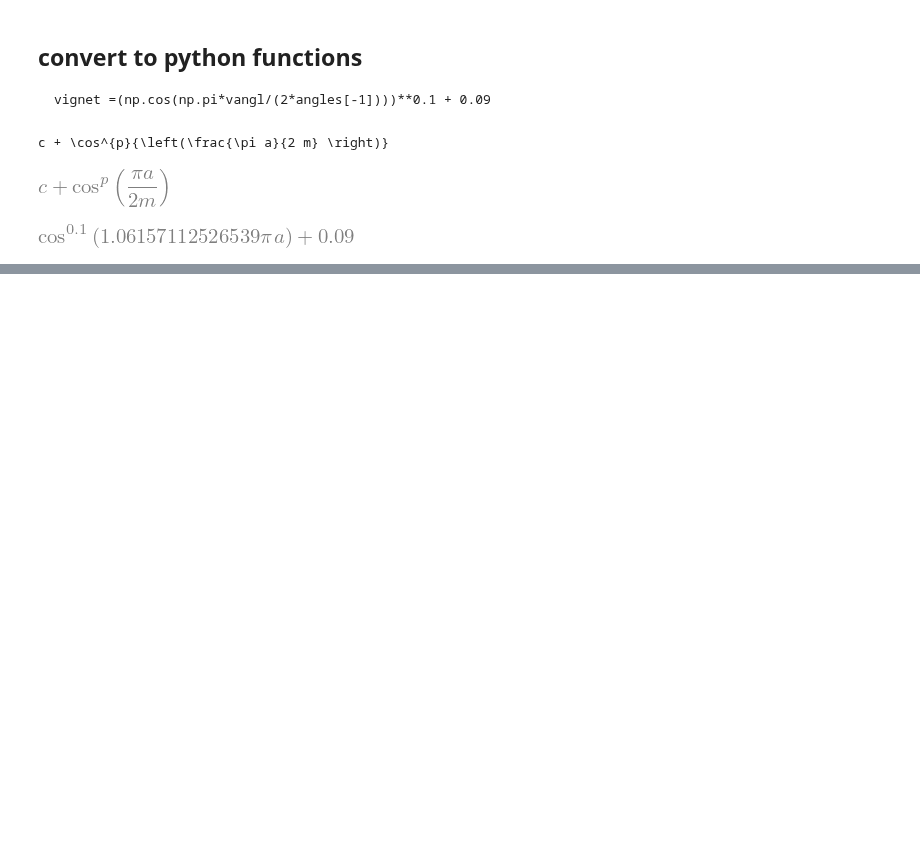
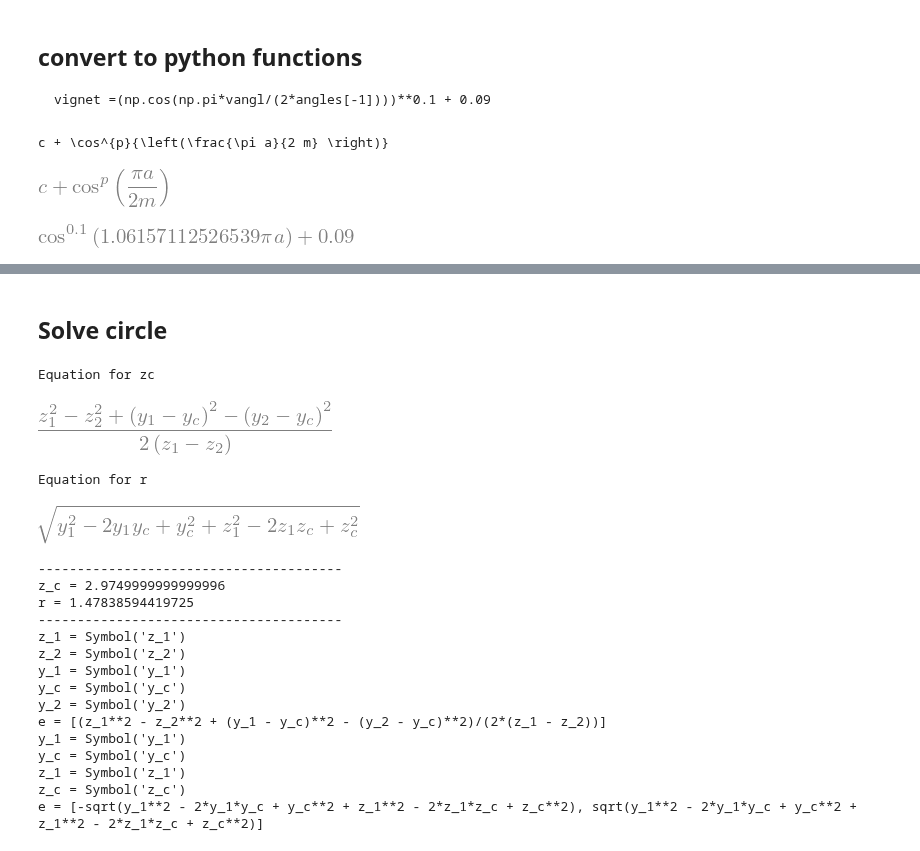
Before and after one commit to NelisW/PythonNotesToSelf, a Jupyter notebook: sympy/play-sympy.ipynb, the cells around one changed output, grey strips where cells are left out. Drawn from its saved outputs; the diff is of its cells as text; code cells hidden in the pictures; blank space fills up the shorter version.

Commit message:
some more sympy play

```diff
--- a/sympy/play-sympy.ipynb
+++ b/sympy/play-sympy.ipynb
@@ -270,0 +237,46 @@ p.plot(1,a,eval(pstr))
+# %% [markdown]
+## Solve circle
+# %%
+# import sympy
+# import numpy as np
+# from sympy.codegen.ast import Assignment
+
+y1,y2,yc,z1,z2,zc,r = sympy.symbols("y_1,y_2,y_c,z_1,z_2 z_c r")
+eqzc = sympy.solve((y1-yc)**2 +(z1-zc)**2-((y2-yc)**2 +(z2-zc)**2),zc)
+print('Equation for zc')
+display(eqzc[0])
+eqr = sympy.solve((y1-yc)**2 +(z1-zc)**2-r**2,r)
+print('Equation for r')
+display(eqr[1])
+
+print('---------------------------------------')
+
+dicsubs = {y1:1.2,y2:2.5,z1:1.5,z2:2.5,yc:1.1}
+zcval = float(eqzc[0].subs(dicsubs))
+print(f'z_c = {zcval}')
+r = eqr[1].subs(dicsubs).subs({zc:zcval})
+print(f'r = {r}')
+
+print('---------------------------------------')
+print(sympy.python(eqzc))
+print(sympy.python(eqr))
+# %% [output]
+Equation for zc
+[figure, added]
+Equation for r
+[figure, added]
+---------------------------------------
+z_c = 2.9749999999999996
+r = 1.47838594419725
+---------------------------------------
+z_1 = Symbol('z_1')
+z_2 = Symbol('z_2')
+y_1 = Symbol('y_1')
+y_c = Symbol('y_c')
+y_2 = Symbol('y_2')
+e = [(z_1**2 - z_2**2 + (y_1 - y_c)**2 - (y_2 - y_c)**2)/(2*(z_1 - z_2))]
+y_1 = Symbol('y_1')
+y_c = Symbol('y_c')
+z_1 = Symbol('z_1')
+z_c = Symbol('z_c')
+e = [-sqrt(y_1**2 - 2*y_1*y_c + y_c**2 + z_1**2 - 2*z_1*z_c + z_c**2), sqrt(y_1**2 - 2*y_1*y_c + y_c**2 + z_1**2 - 2*z_1*z_c + z_c**2)]
```
Also changed, not shown: parts of 22 cells of this notebook.
